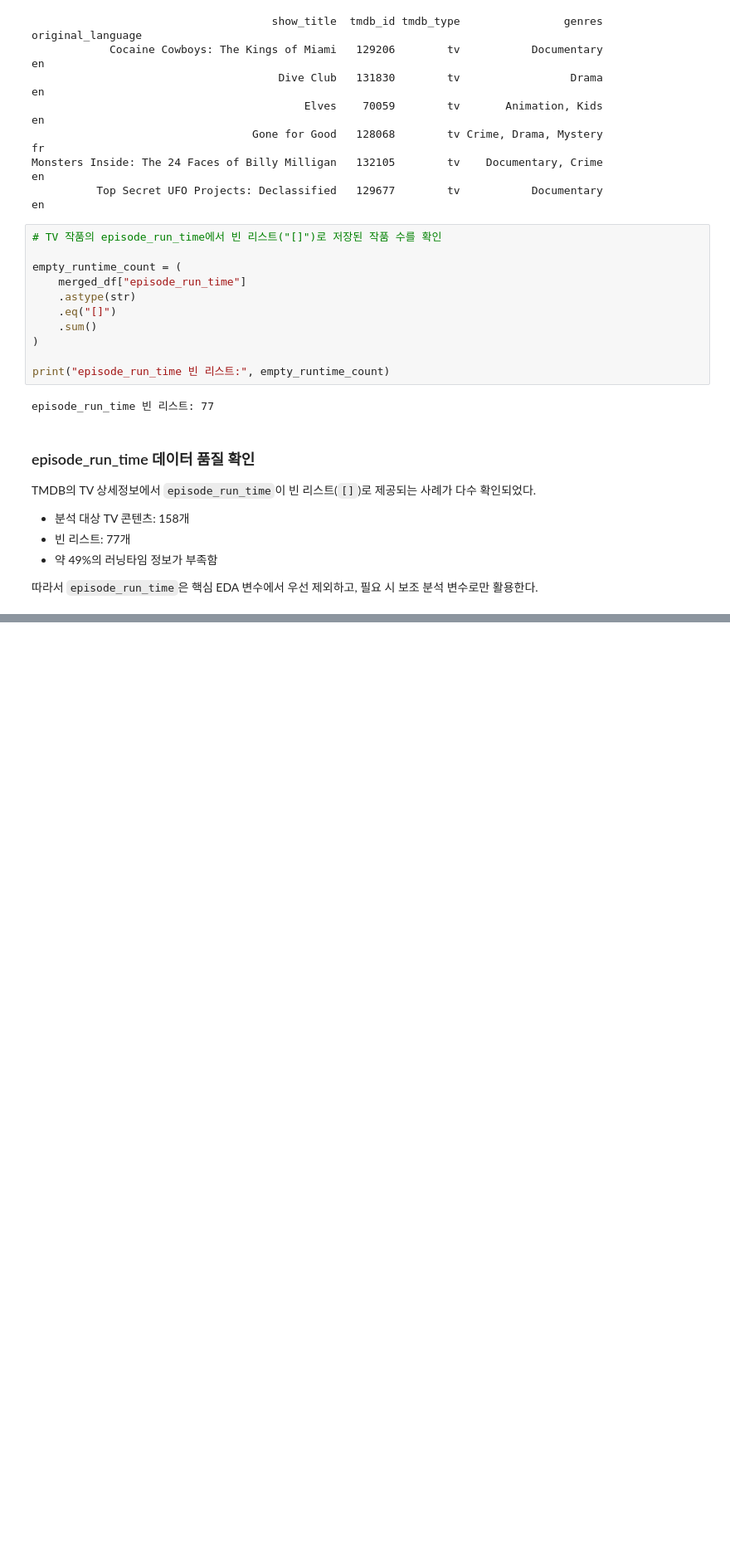
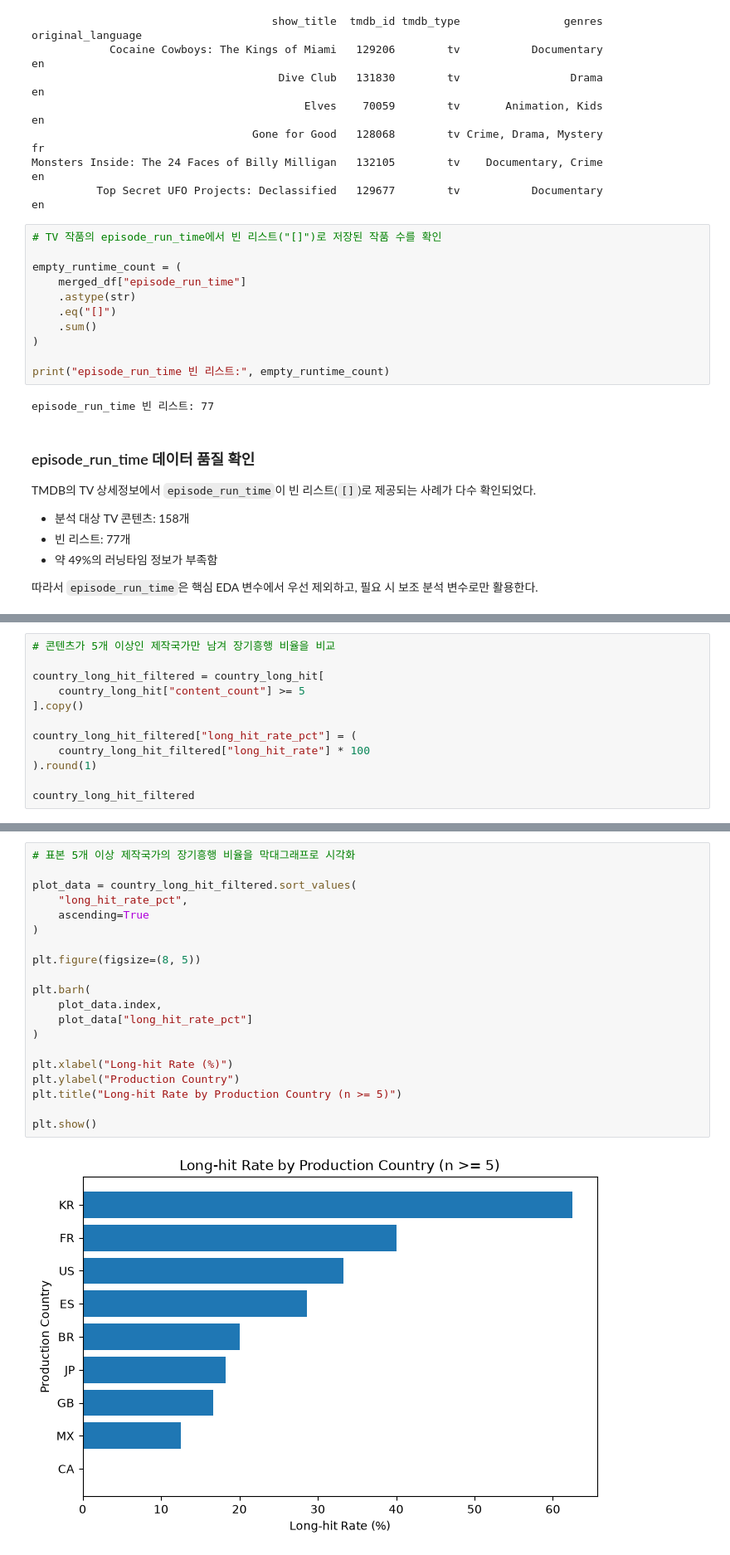
Before and after one commit to yryang101/netflix-game-ip-content-strategy, a Jupyter notebook: notebooks/03_netflix_tmdb_eda.ipynb, the cells around one changed output, grey strips where cells are left out. Shown at 83% size. Cells and saved outputs as stored; diff of their text form; blank space fills up the shorter version.

```diff
--- a/notebooks/03_netflix_tmdb_eda.ipynb
+++ b/notebooks/03_netflix_tmdb_eda.ipynb
@@ -313,0 +743,12 @@ TMDB의 TV 상세정보에서 `episode_run_time`이 빈 리스트(`[]`)로 제
+# %%
+# 콘텐츠가 5개 이상인 제작국가만 남겨 장기흥행 비율을 비교
+
+country_long_hit_filtered = country_long_hit[
+    country_long_hit["content_count"] >= 5
+].copy()
+
+country_long_hit_filtered["long_hit_rate_pct"] = (
+    country_long_hit_filtered["long_hit_rate"] * 100
+).round(1)
+
+country_long_hit_filtered
@@ -313,0 +767,22 @@ TMDB의 TV 상세정보에서 `episode_run_time`이 빈 리스트(`[]`)로 제
+# %%
+# 표본 5개 이상 제작국가의 장기흥행 비율을 막대그래프로 시각화
+
+plot_data = country_long_hit_filtered.sort_values(
+    "long_hit_rate_pct",
+    ascending=True
+)
+
+plt.figure(figsize=(8, 5))
+
+plt.barh(
+    plot_data.index,
+    plot_data["long_hit_rate_pct"]
+)
+
+plt.xlabel("Long-hit Rate (%)")
+plt.ylabel("Production Country")
+plt.title("Long-hit Rate by Production Country (n >= 5)")
+
+plt.show()
+# %% [output]
+[figure, added]
```
Also changed, not shown: parts of 25 cells of this notebook.
